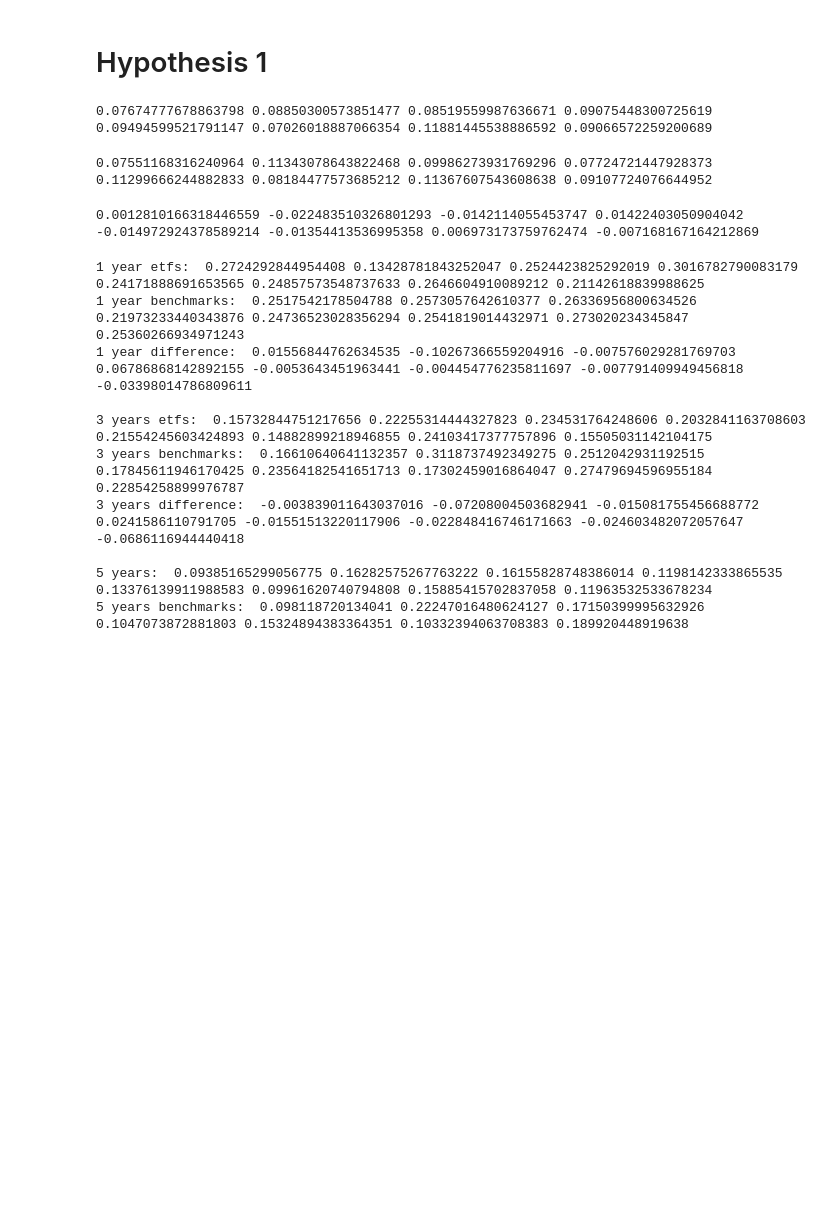
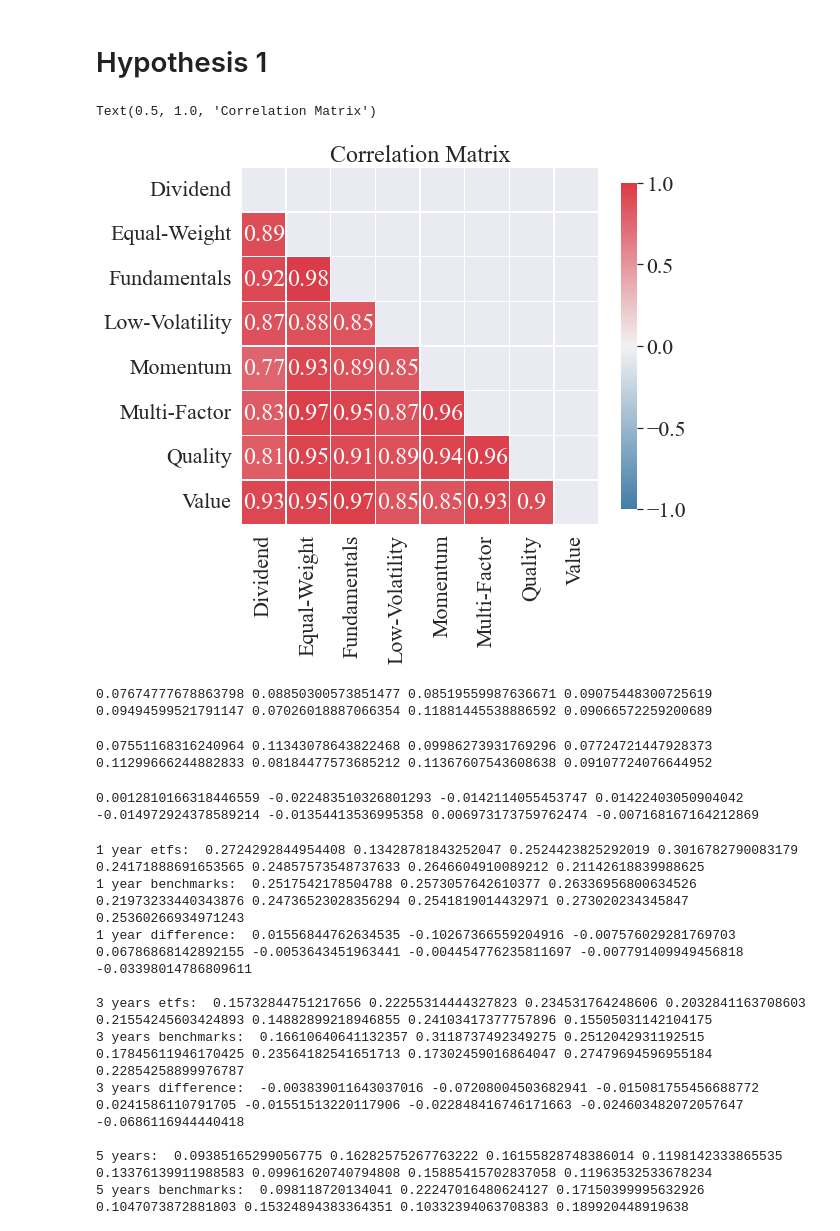
Before and after one commit to AleSandra9/master_thesis, a Jupyter notebook: analysis.ipynb, the cells around one changed output. Saved outputs shown, nothing was run; the diff lists cells and outputs as text; code cells hidden in the pictures; blank space fills up the shorter version.

```diff
--- a/analysis.ipynb
+++ b/analysis.ipynb
@@ -177,6 +174,23 @@ lowvol_diff_return_m=lowvol_pf_return_m-lowvol_bm_pf_return_m
 equal_diff_return_m=equal_pf_return_m-equal_bm_pf_return_m
 multi_diff_return_m=multi_pf_return_m-multi_bm_pf_return_m
 dividend_diff_return_m=dividend_pf_return_m-dividend_bm_pf_return_m
+# %%
+'''Calculate correlations (ETFs)'''
+
+etf_pf=pd.concat([dividend_pf_return_m,equal_pf_return_m,fundamentals_pf_return_m,lowvol_pf_return_m,
+                  momentum_pf_return_m,multi_pf_return_m,quality_pf_return_m,value_pf_return_m,],axis=1)[49:]
+etf_pf_correl_matrix=np.corrcoef(etf_pf,rowvar=False)
+
+'''Plot the correlation matrix'''
+
+sns.set(font="Times New Roman",font_scale=2)
+fig, ax = plt.subplots(figsize=(8, 8))
+correlation_plot(etf_pf_correl_matrix, names=['Dividend','Equal-Weight','Fundamentals','Low-Volatility',
+                                              'Momentum','Multi-Factor','Quality','Value'], include_values=True, ax=ax)
+ax.set_title('Correlation Matrix',)
+# %% [output]
+Text(0.5, 1.0, 'Correlation Matrix')
+[figure, added]
 # %%
 '''Calculate portfolio annualized returns (since inception)'''
 
```
Also changed, not shown: parts of 18 cells of this notebook.
